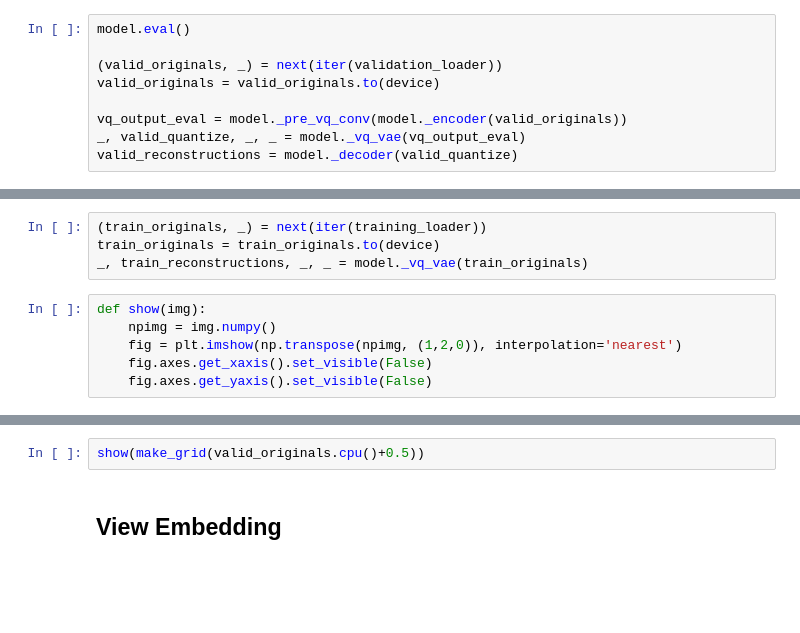
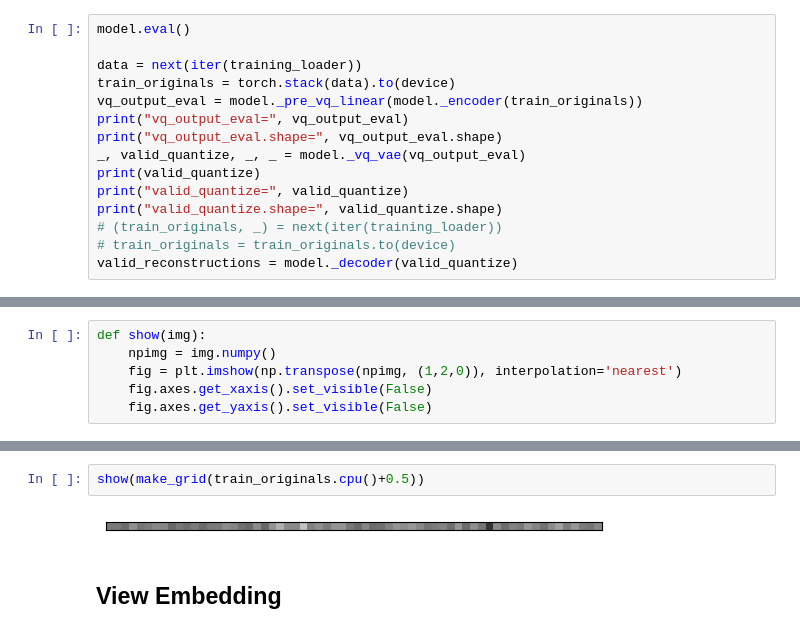
Before and after one commit to Ryan0v0/ACM-codes, a Jupyter notebook: vq_vae.ipynb, the cells around one changed output, grey strips where cells are left out. Drawn from its saved outputs; the diff is of its cells as text; blank space fills up the shorter version.

```diff
--- a/vq_vae.ipynb
+++ b/vq_vae.ipynb
@@ -622,9 +594,15 @@ ax.set_xlabel('iteration')
 # %%
 model.eval()
 
-(valid_originals, _) = next(iter(validation_loader))
-valid_originals = valid_originals.to(device)
-
-vq_output_eval = model._pre_vq_conv(model._encoder(valid_originals))
+data = next(iter(training_loader))
+train_originals = torch.stack(data).to(device)
+vq_output_eval = model._pre_vq_linear(model._encoder(train_originals))
+print("vq_output_eval=", vq_output_eval)
+print("vq_output_eval.shape=", vq_output_eval.shape)
 _, valid_quantize, _, _ = model._vq_vae(vq_output_eval)
+print(valid_quantize)
+print("valid_quantize=", valid_quantize)
+print("valid_quantize.shape=", valid_quantize.shape)
+# (train_originals, _) = next(iter(training_loader))
+# train_originals = train_originals.to(device)
 valid_reconstructions = model._decoder(valid_quantize)
@@ -631,7 +627,3 @@ valid_reconstructions = model._decoder(valid_quantize)
-# %%
-(train_originals, _) = next(iter(training_loader))
-train_originals = train_originals.to(device)
-_, train_reconstructions, _, _ = model._vq_vae(train_originals)
 # %%
 def show(img):
     npimg = img.numpy()
@@ -645,5 +637,7 @@ show(make_grid(valid_reconstructions.cpu().data)+0.5, )
 # %%
-show(make_grid(valid_originals.cpu()+0.5))
+show(make_grid(train_originals.cpu()+0.5))
+# %% [output]
+[figure, added]
 # %% [markdown]
 ## View Embedding
 # %%
```
Also changed, not shown: parts of 18 cells of this notebook.
